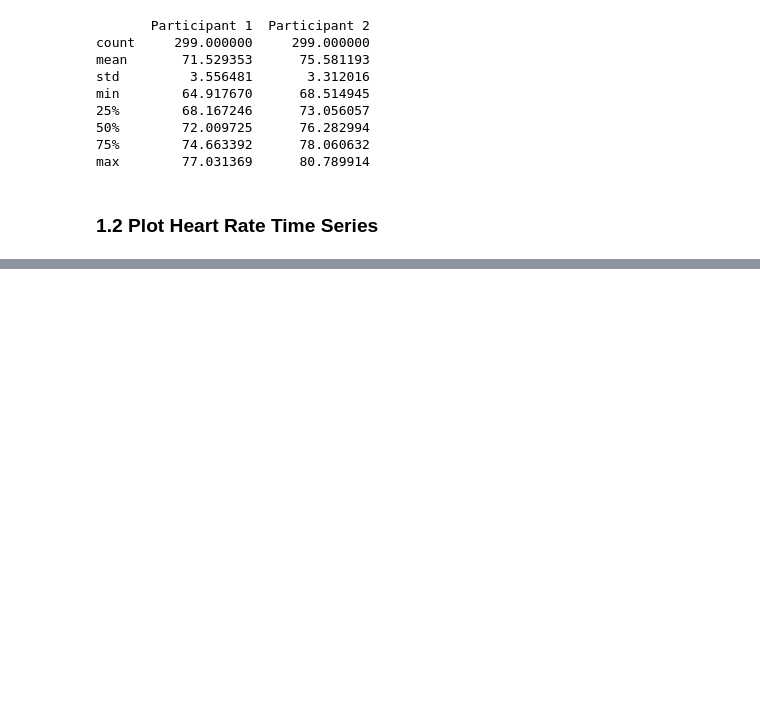
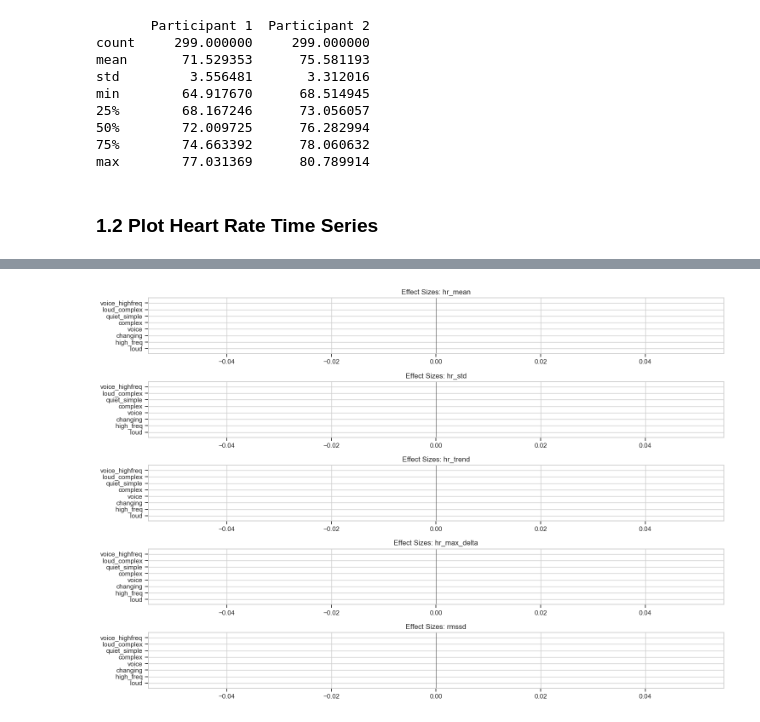
Before and after one commit to P-Oveisi/brainhack_context_flow, a Jupyter notebook: notebooks/exploration.ipynb, the cells around one changed output, grey strips where cells are left out. Cells and saved outputs as stored; diff of their text form; code cells hidden in the pictures; blank space fills up the shorter version.

```diff
--- a/notebooks/exploration.ipynb
+++ b/notebooks/exploration.ipynb
@@ -289,0 +502,98 @@ python ../main.py --hr1 ../data/raw/participant1_hr.csv --hr2 ../data/raw/partic
+# %%
+if 'features_df' in locals() and 'sync_results' in locals() and 'multi_context_df' in locals():
+    print("Analyzing context-synchronization relationships...")
+
+    # Analyze context-synchronization relationships
+    context_sync_results = analyze_context_synchronization(multi_context_df, sync_results)
+
+    # Compute effect sizes
+    effect_sizes_df = compute_effect_sizes(context_sync_results)
+
+    # Apply multiple testing correction
+    corrected_results = apply_multiple_testing_correction(effect_sizes_df)
+
+    # Display significant results
+    significant_results = corrected_results[corrected_results['significant']]
+
+    print("\nSignificant Context-Synchronization Relationships:")
+    if len(significant_results) > 0:
+        print(significant_results[['feature', 'context', 'effect_size', 'effect_category', 'p_corrected']])
+    else:
+        print("No significant relationships found after correction.")
+
+    # Visualize effect sizes
+    plt.figure(figsize=(15, 10))
+
+    # Plot effect sizes for each heart rate feature
+    for i, feature in enumerate(hr_features):
+        feature_effects = corrected_results[corrected_results['feature'] == feature]
+
+        if len(feature_effects) > 0:
+            plt.subplot(len(hr_features), 1, i+1)
+
+            # Sort by effect size
+            feature_effects = feature_effects.sort_values('effect_size')
+
+            # Create bar chart
+            bars = plt.barh(
+                [ctx.replace('context_', '') for ctx in feature_effects['context']],
+                feature_effects['effect_size'],
+                color=[('green' if sig else 'gray') for sig in feature_effects['significant']]
+            )
+
+            # Add significance markers
+            for j, sig in enumerate(feature_effects['significant']):
+                if sig:
+                    plt.text(
+                        feature_effects['effect_size'].iloc[j] + 0.05,
+                        j,
+                        '*',
+                        ha='center',
+                        va='center'
+                    )
+
+            plt.title(f'Effect Sizes: {feature}')
+            plt.axvline(x=0, color='black', linestyle='-', linewidth=0.5)
+
+    plt.tight_layout()
+    plt.show()
+
+    # If we have significant results, visualize the relationship for the top one
+    if len(significant_results) > 0:
+        # Get the most significant result
+        top_result = significant_results.iloc[0]
+        top_feature = top_result['feature']
+        top_context = top_result['context']
+
+        print(f"\nVisualizing top relationship: {top_feature} vs {top_context}")
+
+        # Create a figure to visualize the relationship
+        plt.figure(figsize=(15, 8))
+
+        # Plot synchronization over time
+        plt.subplot(2, 1, 1)
+        plt.step(range(len(binary_sync[top_feature])), binary_sync[top_feature], where='mid', label='Synchronization')
+        plt.fill_between(range(len(binary_sync[top_feature])), 0, binary_sync[top_feature], step='mid', alpha=0.3)
+        plt.title(f'Binary Synchronization: {top_feature}')
+        plt.ylabel('Sync (1) / No Sync (0)')
+        plt.ylim(-0.1, 1.1)
+
+        # Plot context over time
+        plt.subplot(2, 1, 2)
+        plt.step(range(len(multi_context_df[top_context])), multi_context_df[top_context], where='mid', color='orange', label='Context')
+        plt.fill_between(range(len(multi_context_df[top_context])), 0, multi_context_df[top_context], step='mid', alpha=0.3, color='orange')
+        plt.title(f'Audio Context: {top_context.replace("context_", "")}')
+        plt.ylabel('Present (1) / Absent (0)')
+        plt.ylim(-0.1, 1.1)
+
+        plt.tight_layout()
+        plt.show()
+
+        # Calculate proportion of synchronization by context
+        sync_when_context = binary_sync[top_feature][multi_context_df[top_context] == 1].mean()
+        sync_when_no_context = binary_sync[top_feature][multi_context_df[top_context] == 0].mean()
+
+        print(f"\nProportion of synchronization when {top_context.replace('context_', '')} is present: {sync_when_context:.2f}")
+        print(f"Proportion of synchronization when {top_context.replace('context_', '')} is absent: {sync_when_no_context:.2f}")
+        print(f"Difference: {sync_when_context - sync_when_no_context:.2f}")
+# %% [output]
@@ -289,0 +604 @@ python ../main.py --hr1 ../data/raw/participant1_hr.csv --hr2 ../data/raw/partic
+[figure, added]
```
Also changed, not shown: parts of 24 cells of this notebook, 31 other files.
